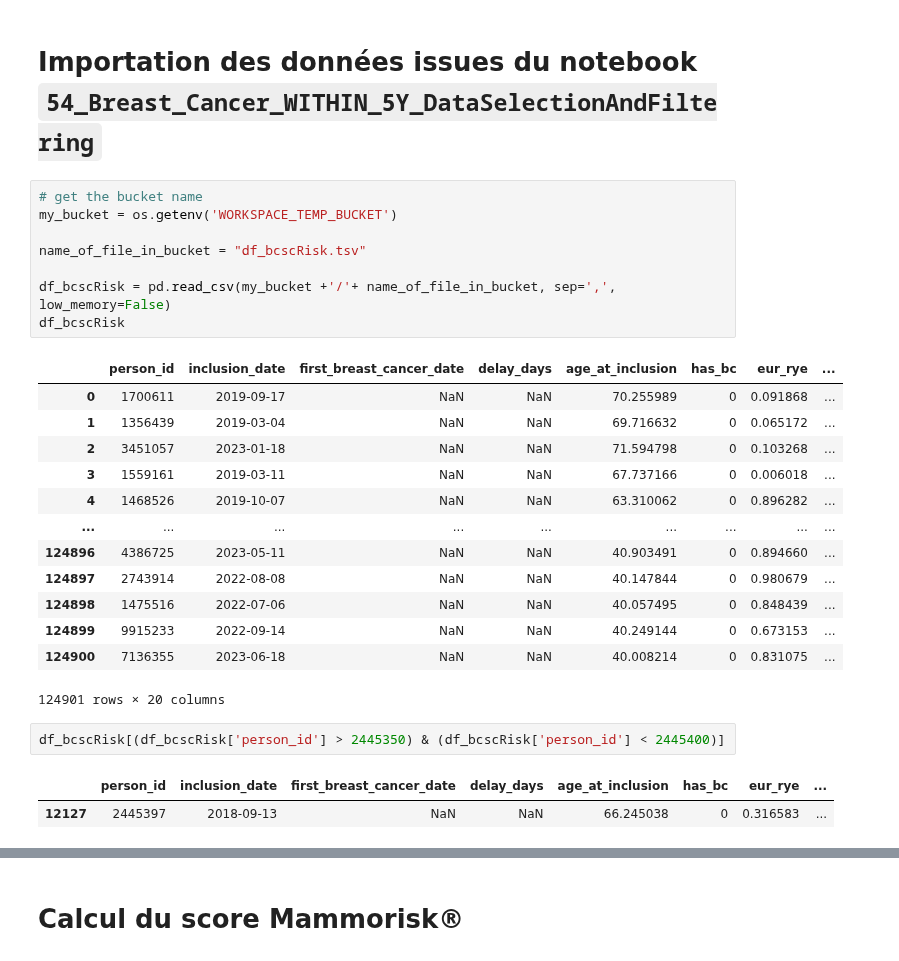
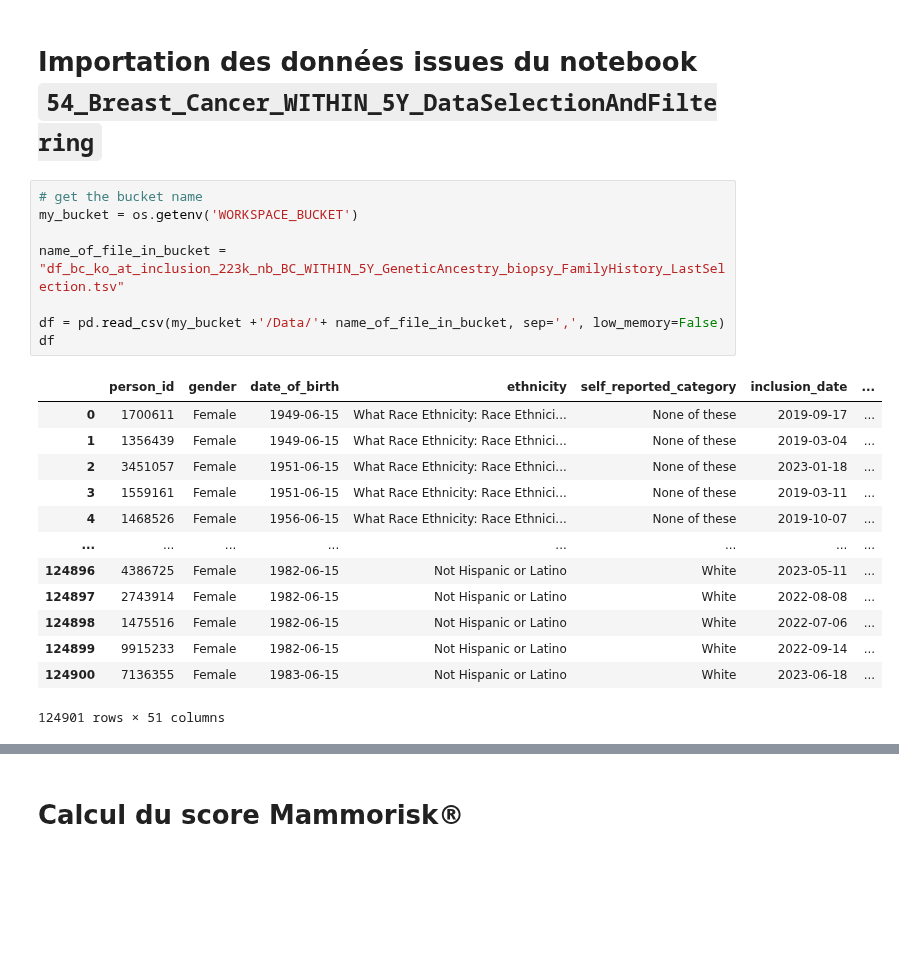
Before and after one commit to RR-DataSciences/Multi-trait-GWAS-in-admixed-populations, a Jupyter notebook: notebooks/56_Run_Mammorisk.ipynb, the cells around one changed output, grey strips where cells are left out. Saved outputs shown, nothing was run; the diff lists cells and outputs as text; blank space fills up the shorter version.

```diff
--- a/notebooks/56_Run_Mammorisk.ipynb
+++ b/notebooks/56_Run_Mammorisk.ipynb
@@ -45,28 +45,23 @@ import matplotlib.pyplot as plt
 # Importation des données issues du notebook `54_Breast_Cancer_WITHIN_5Y_DataSelectionAndFiltering`
 # %%
 # get the bucket name
-my_bucket = os.getenv('WORKSPACE_TEMP_BUCKET')
+my_bucket = os.getenv('WORKSPACE_BUCKET')
 
-name_of_file_in_bucket = "df_bcscRisk.tsv"
+name_of_file_in_bucket = "df_bc_ko_at_inclusion_223k_nb_BC_WITHIN_5Y_GeneticAncestry_biopsy_FamilyHistory_LastSelection.tsv"
 
-df_bcscRisk = pd.read_csv(my_bucket +'/'+ name_of_file_in_bucket, sep=',', low_memory=False)
-df_bcscRisk
+df = pd.read_csv(my_bucket +'/Data/'+ name_of_file_in_bucket, sep=',', low_memory=False)
+df
 # %% [output]
-|  | person_id | inclusion_date | first_breast_cancer_date | delay_days | age_at_inclusion | has_bc | eur_rye | ... |
-| 0 | 1700611 | 2019-09-17 | NaN | NaN | 70.255989 | 0 | 0.091868 | ... |
-| 1 | 1356439 | 2019-03-04 | NaN | NaN | 69.716632 | 0 | 0.065172 | ... |
-| 2 | 3451057 | 2023-01-18 | NaN | NaN | 71.594798 | 0 | 0.103268 | ... |
-| 3 | 1559161 | 2019-03-11 | NaN | NaN | 67.737166 | 0 | 0.006018 | ... |
-| 4 | 1468526 | 2019-10-07 | NaN | NaN | 63.310062 | 0 | 0.896282 | ... |
-| ... | ... | ... | ... | ... | ... | ... | ... | ... |
-| 124896 | 4386725 | 2023-05-11 | NaN | NaN | 40.903491 | 0 | 0.894660 | ... |
-| 124897 | 2743914 | 2022-08-08 | NaN | NaN | 40.147844 | 0 | 0.980679 | ... |
-| 124898 | 1475516 | 2022-07-06 | NaN | NaN | 40.057495 | 0 | 0.848439 | ... |
-| 124899 | 9915233 | 2022-09-14 | NaN | NaN | 40.249144 | 0 | 0.673153 | ... |
-| 124900 | 7136355 | 2023-06-18 | NaN | NaN | 40.008214 | 0 | 0.831075 | ... |
+|  | person_id | gender | date_of_birth | ethnicity | self_reported_category | inclusion_date | ... |
+| 0 | 1700611 | Female | 1949-06-15 | What Race Ethnicity: Race Ethnici... | None of these | 2019-09-17 | ... |
+| 1 | 1356439 | Female | 1949-06-15 | What Race Ethnicity: Race Ethnici... | None of these | 2019-03-04 | ... |
+| 2 | 3451057 | Female | 1951-06-15 | What Race Ethnicity: Race Ethnici... | None of these | 2023-01-18 | ... |
+| 3 | 1559161 | Female | 1951-06-15 | What Race Ethnicity: Race Ethnici... | None of these | 2019-03-11 | ... |
+| 4 | 1468526 | Female | 1956-06-15 | What Race Ethnicity: Race Ethnici... | None of these | 2019-10-07 | ... |
+| ... | ... | ... | ... | ... | ... | ... | ... |
+| 124896 | 4386725 | Female | 1982-06-15 | Not Hispanic or Latino | White | 2023-05-11 | ... |
+| 124897 | 2743914 | Female | 1982-06-15 | Not Hispanic or Latino | White | 2022-08-08 | ... |
+| 124898 | 1475516 | Female | 1982-06-15 | Not Hispanic or Latino | White | 2022-07-06 | ... |
+| 124899 | 9915233 | Female | 1982-06-15 | Not Hispanic or Latino | White | 2022-09-14 | ... |
+| 124900 | 7136355 | Female | 1983-06-15 | Not Hispanic or Latino | White | 2023-06-18 | ... |
-124901 rows × 20 columns
+124901 rows × 51 columns
-# %%
-df_bcscRisk[(df_bcscRisk['person_id'] > 2445350) & (df_bcscRisk['person_id'] < 2445400)]
-# %% [output]
-|  | person_id | inclusion_date | first_breast_cancer_date | delay_days | age_at_inclusion | has_bc | eur_rye | ... |
-| 12127 | 2445397 | 2018-09-13 | NaN | NaN | 66.245038 | 0 | 0.316583 | ... |
```
Also changed, not shown: parts of 25 cells of this notebook, 2 other files.
